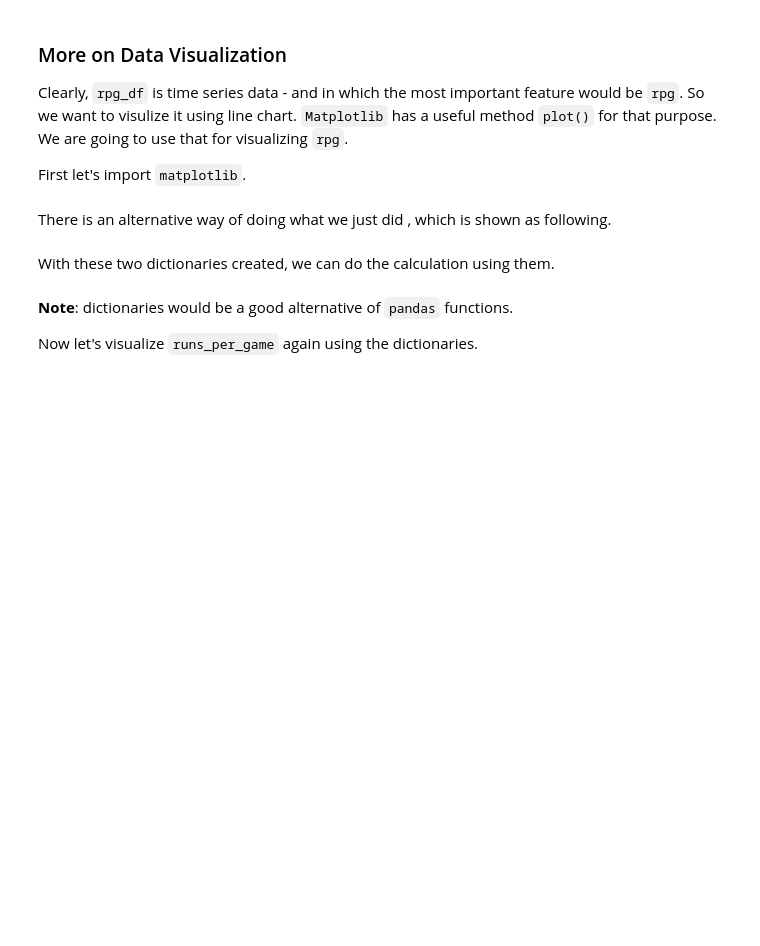
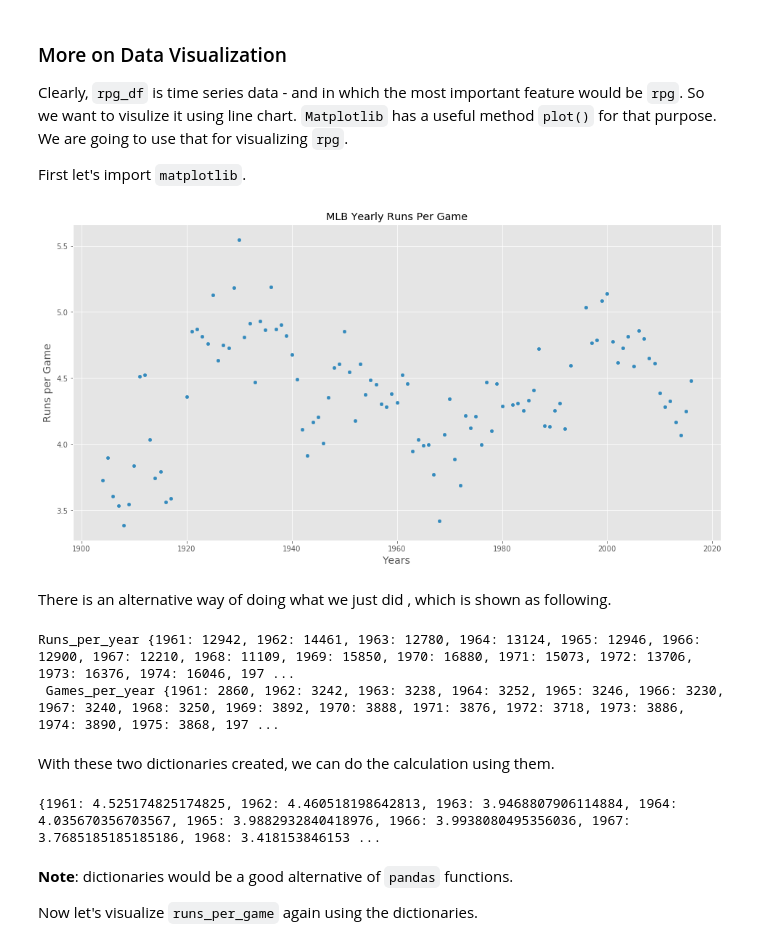
Before and after one commit to fairfield-university-ba545/week-4-DawnMassey, a Jupyter notebook: Mini_project_1_baseball_analytics_pt2.ipynb, the cells around one changed output. Saved outputs shown, nothing was run; the diff lists cells and outputs as text; code cells hidden in the pictures; blank space fills up the shorter version.

```diff
--- a/Mini_project_1_baseball_analytics_pt2.ipynb
+++ b/Mini_project_1_baseball_analytics_pt2.ipynb
@@ -34,7 +86,9 @@ Anyone who follows the game of baseball knows that, as Major League Baseball (ML
 # %%
-#Filtering out the years before year 1900
-
-#### Complete your code below
+#### Complete your code below to filter out years before 1900
 #### You can filter by the value of a certain column `col` in a dataframe `df` as:
 #### df[df[col] > some_value]
 #### then you want to save the filtered results as a new dataframe `df`
+df = df[df['yearID']>=1900]
+
+# Checking to make sure filtering worked as intended
+df['yearID'].describe()
@@ -69,0 +138,6 @@ Firstly, we are doing the analysis on a yearly basis, so we need to aggregate th
+# %%
+#### do the same for games (`df['G']`)
+games_per_year = df.groupby(['yearID'])['G'].sum()
+
+#check work by printing
+print(games_per_year)
@@ -69,0 +158,8 @@ Firstly, we are doing the analysis on a yearly basis, so we need to aggregate th
+# %%
+#### We need to combine these two series into a dataframe ('rpg_df') to calculate RPG
+#### We can do that by using the `pd.concat()` method provided by `pandas`
+#### Since we want the two series are columns, we need to set the parameter `axis=1` in `concat()`
+rpg_df = pd.concat([runs_per_year, games_per_year], axis=1)
+
+#Check work by printing rpg_df
+print(rpg_df)
@@ -69,0 +182,6 @@ Firstly, we are doing the analysis on a yearly basis, so we need to aggregate th
+# %%
+#### Now we can calculate RPG: which is very simple: rpg = runs_per_year/games_per_year
+rpg_df['rpg'] = runs_per_year/games_per_year
+
+#### let's double check the values of `rpg_df` by looking at its first 10 values
+rpg_df.head(10)
@@ -82,25 +213,31 @@ plt.style.use('ggplot')
 # %%
 
 #### Complete the code below
 #### use `plot()` method on `rpg_df`, and set y-axis as `rpg`.
 #### the x-axis in this plot will be years, and you should notice that
 #### 'yearID' is the index of `rpg_df`
 #### Instead of creating another column of `yearID` (which you can do),
 #### you can simply tell `plot()` to use the index of the dataframe/series by
 #### set the `use_index` parameter to `True`
 #### set the `figsize` parameter to (16,8)
 
+#I could not figure out how to do the plot with "use_index=True"...so I found an alternative here:
+#https://stackoverflow.com/questions/49834883/scatter-plot-form-dataframe-with-index-on-x-axis
+rpg_df.reset_index().plot(kind='scatter', x='yearID', y='rpg', figsize=(16, 8),
 
 #### We want to set the title of the visualization as `MLB Yearly Runs Per Game`
-
+title='MLB Yearly Runs Per Game')
 
 #### Set the y-axis as `Runs per Game` use `.xlabel()`
-
+plt.ylabel('Runs per Game', fontsize=14)
 
 #### The x-axis is year - so we set it as `Years`
-
+plt.xlabel('Years', fontsize=14)
 
 #### show the plot
+plt.show()
+# %% [output]
+[figure, added]
 # %% [markdown]
 There is an alternative way of doing what we just did , which is shown as following.
 # %%
@@ -126,6 +263,9 @@ for i, row in df.iterrows():
 ## ADD notes to the print statement
 print('Runs_per_year', runs_per_year)
 print(' Games_per_year', games_per_year)
+# %% [output]
+Runs_per_year {1961: 12942, 1962: 14461, 1963: 12780, 1964: 13124, 1965: 12946, 1966: 12900, 1967: 12210, 1968: 11109, 1969: 15850, 1970: 16880, 1971: 15073, 1972: 13706, 1973: 16376, 1974: 16046, 197 ...
+ Games_per_year {1961: 2860, 1962: 3242, 1963: 3238, 1964: 3252, 1965: 3246, 1966: 3230, 1967: 3240, 1968: 3250, 1969: 3892, 1970: 3888, 1971: 3876, 1972: 3718, 1973: 3886, 1974: 3890, 1975: 3868, 197 ...
 # %% [markdown]
 With these two dictionaries created, we can do the calculation using them.
 # %%
@@ -138,6 +278,8 @@ for k,v in games_per_year.items():
     runs_per_game[year]= runs/games
 
 print(runs_per_game)
+# %% [output]
+{1961: 4.525174825174825, 1962: 4.460518198642813, 1963: 3.9468807906114884, 1964: 4.035670356703567, 1965: 3.9882932840418976, 1966: 3.9938080495356036, 1967: 3.7685185185185186, 1968: 3.418153846153 ...
 # %% [markdown]
 __Note__: dictionaries would be a good alternative of `pandas` functions.
 
```
Also changed, not shown: parts of 32 cells of this notebook.
